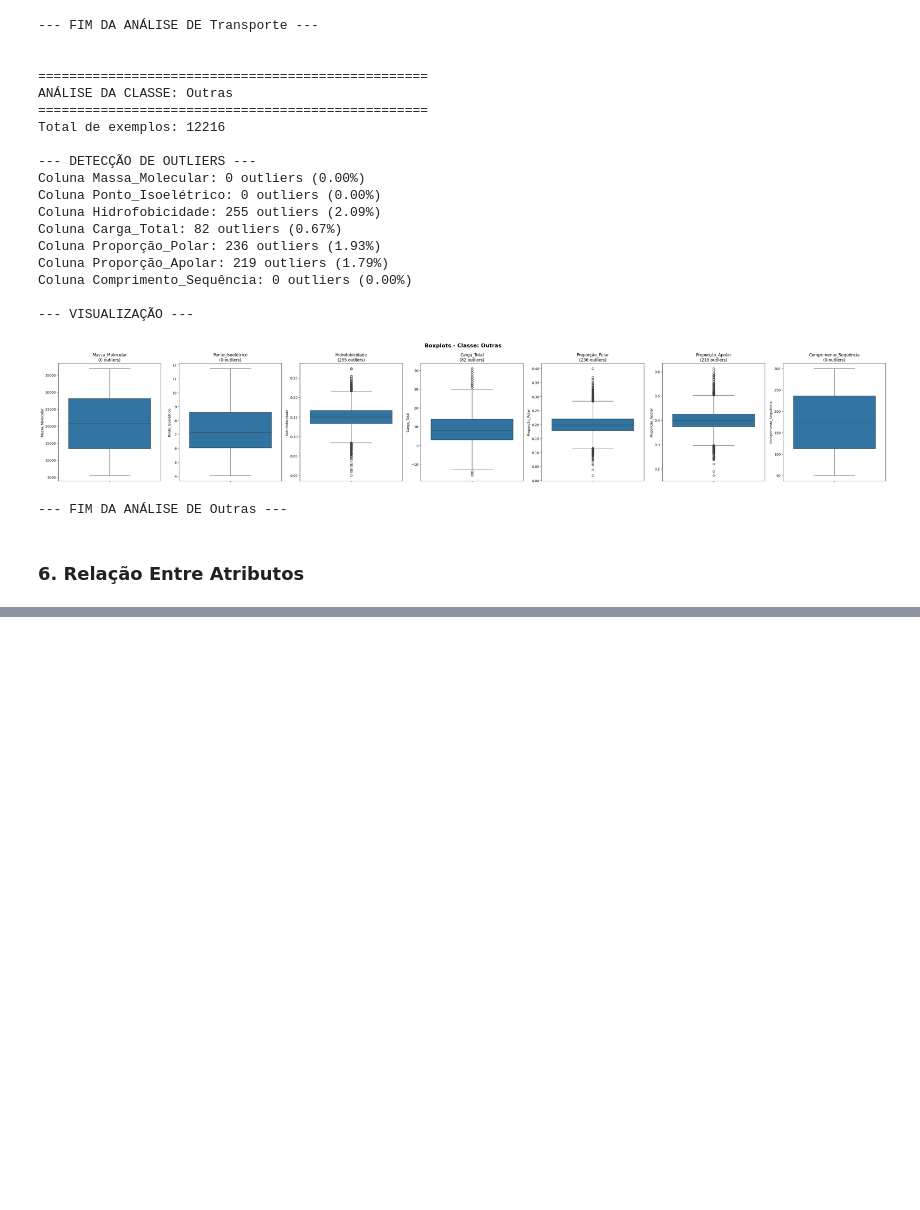
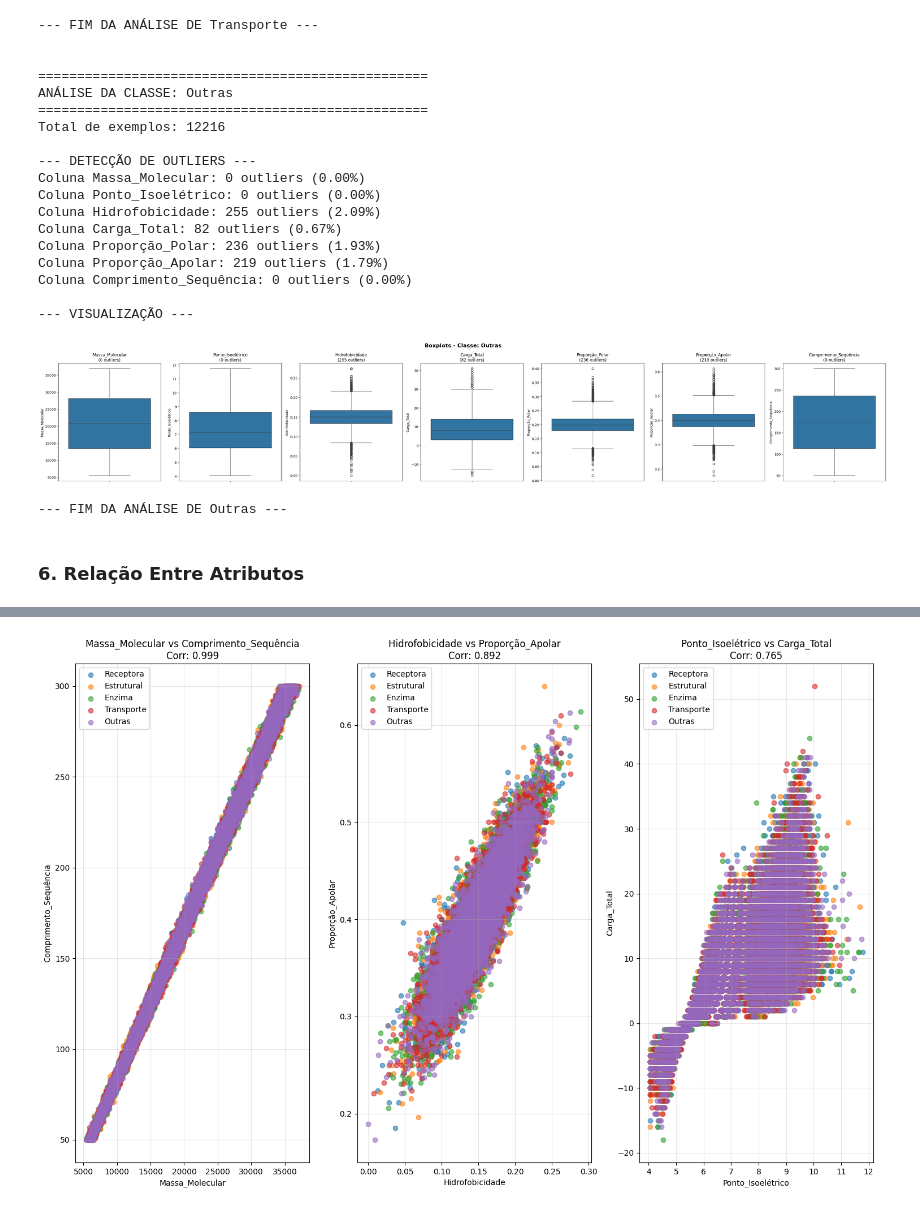
Before and after one commit to marcellovictor/classificacao-proteinas, a Jupyter notebook: analise_exploratoria_proteinas.ipynb, the cells around one changed output, grey strips where cells are left out. Drawn from its saved outputs; the diff is of its cells as text; code cells hidden in the pictures; blank space fills up the shorter version.

```diff
--- a/analise_exploratoria_proteinas.ipynb
+++ b/analise_exploratoria_proteinas.ipynb
@@ -337,0 +390,26 @@ Coluna Comprimento_Sequência: 0 outliers (0.00%)
+# %%
+# scatter plots das correlações mais interessantes
+if correlacoes_interessantes:
+    fig, axes = plt.subplots(1, 3, figsize=(15, 10))
+    axes = axes.flatten()
+
+    for i in range(3):
+        corr = correlacoes_interessantes[i]
+        ax = axes[i]
+
+        # scatter plot com cores por classe
+        for classe in lista_classes:
+            dados_classe = df[df['Classe'] == classe]
+            ax.scatter(dados_classe[corr['var1']], dados_classe[corr['var2']],
+                      label=classe, alpha=0.6)
+
+        ax.set_xlabel(corr['var1'])
+        ax.set_ylabel(corr['var2'])
+        ax.set_title(f"{corr['var1']} vs {corr['var2']}\nCorr: {corr['correlacao']:.3f}")
+        ax.legend()
+        ax.grid(True, alpha=0.3)
+
+    plt.tight_layout()
+    plt.show()
+# %% [output]
+[figure, added]
```
Also changed, not shown: parts of 8 cells of this notebook.
